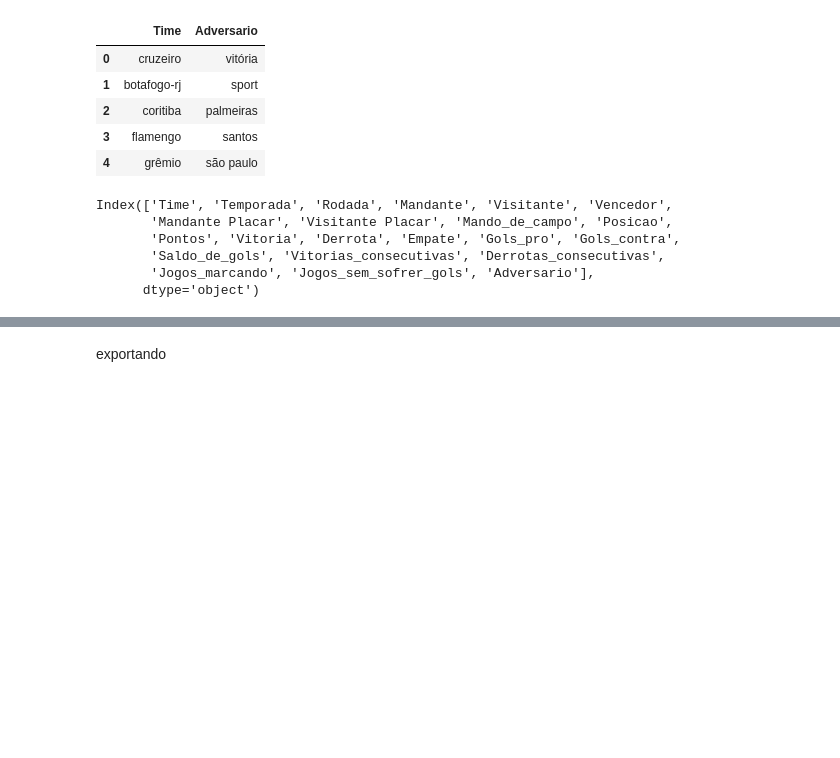
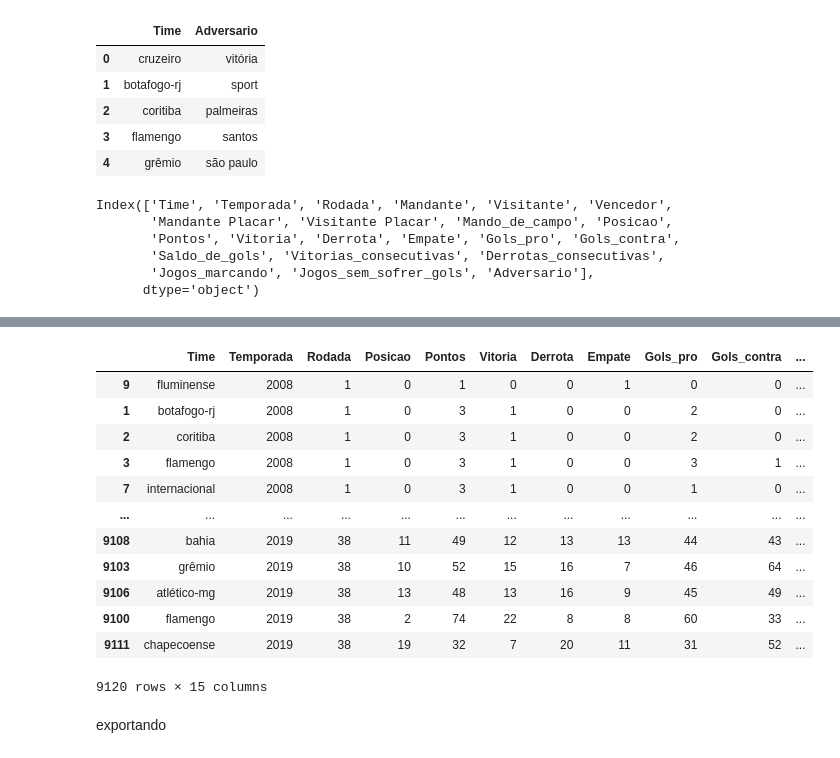
Before and after one commit to DavidAntonio7/data_frame_brasileirao, a Jupyter notebook: montando_DataFrame.ipynb, the cells around one changed output, grey strips where cells are left out. Drawn from its saved outputs; the diff is of its cells as text; code cells hidden in the pictures; blank space fills up the shorter version.

```diff
--- a/montando_DataFrame.ipynb
+++ b/montando_DataFrame.ipynb
@@ -341,0 +392,27 @@ df_times.head()
+# %%
+dados_Mandante = df_times.sort_values(['Temporada', 'Rodada', 'Mandante'])[
+    ['Time','Temporada', 'Rodada','Posicao',
+       'Pontos', 'Vitoria', 'Derrota', 'Empate', 'Gols_pro', 'Gols_contra',
+       'Saldo_de_gols', 'Vitorias_consecutivas', 'Derrotas_consecutivas',
+       'Jogos_marcando', 'Jogos_sem_sofrer_gols'
+       ]
+]
+# %%
+dados_visitante = df_times.sort_values(['Temporada', 'Rodada', 'Mandante'])[
+    [
+       'Visitante','Temporada', 'Rodada','Posicao_Visitante', 'Pontos_Visitante', 'Vitoria_Visitante',
+       'Derrota_Visitante', 'Empate_Visitante', 'Gols_pro_Visitante',
+       'Gols_contra_Visitante', 'Saldo_de_gols_Visitante',
+       'Vitorias_consecutivas_Visitante', 'Derrotas_consecutivas_Visitante',
+       'Jogos_marcando_Visitante', 'Jogos_sem_sofrer_gols_Visitante',
+       ]
+]
+# %%
+dados_Mandante = dados_Mandante.loc[df_rodadas.index]
+dados_visitante = dados_visitante.loc[df_rodadas.index]
+# %%
+dados_visitante.set_axis( ['Time','Temporada', 'Rodada','Posicao',
+       'Pontos', 'Vitoria', 'Derrota', 'Empate', 'Gols_pro', 'Gols_contra',
+       'Saldo_de_gols', 'Vitorias_consecutivas', 'Derrotas_consecutivas',
+       'Jogos_marcando', 'Jogos_sem_sofrer_gols'], axis=1,inplace=True
+                       )
@@ -342,2 +448,18 @@ df_times.head()
+# %%
+pd.concat([dados_Mandante,dados_visitante])
+# %% [output]
+|  | Time | Temporada | Rodada | Posicao | Pontos | Vitoria | Derrota | Empate | Gols_pro | Gols_contra | ... |
+| 9 | fluminense | 2008 | 1 | 0 | 1 | 0 | 0 | 1 | 0 | 0 | ... |
+| 1 | botafogo-rj | 2008 | 1 | 0 | 3 | 1 | 0 | 0 | 2 | 0 | ... |
+| 2 | coritiba | 2008 | 1 | 0 | 3 | 1 | 0 | 0 | 2 | 0 | ... |
+| 3 | flamengo | 2008 | 1 | 0 | 3 | 1 | 0 | 0 | 3 | 1 | ... |
+| 7 | internacional | 2008 | 1 | 0 | 3 | 1 | 0 | 0 | 1 | 0 | ... |
+| ... | ... | ... | ... | ... | ... | ... | ... | ... | ... | ... | ... |
+| 9108 | bahia | 2019 | 38 | 11 | 49 | 12 | 13 | 13 | 44 | 43 | ... |
+| 9103 | grêmio | 2019 | 38 | 10 | 52 | 15 | 16 | 7 | 46 | 64 | ... |
+| 9106 | atlético-mg | 2019 | 38 | 13 | 48 | 13 | 16 | 9 | 45 | 49 | ... |
+| 9100 | flamengo | 2019 | 38 | 2 | 74 | 22 | 8 | 8 | 60 | 33 | ... |
+| 9111 | chapecoense | 2019 | 38 | 19 | 32 | 7 | 20 | 11 | 31 | 52 | ... |
+9120 rows × 15 columns
 # %% [markdown]
 exportando
```
Also changed, not shown: parts of 24 cells of this notebook.
